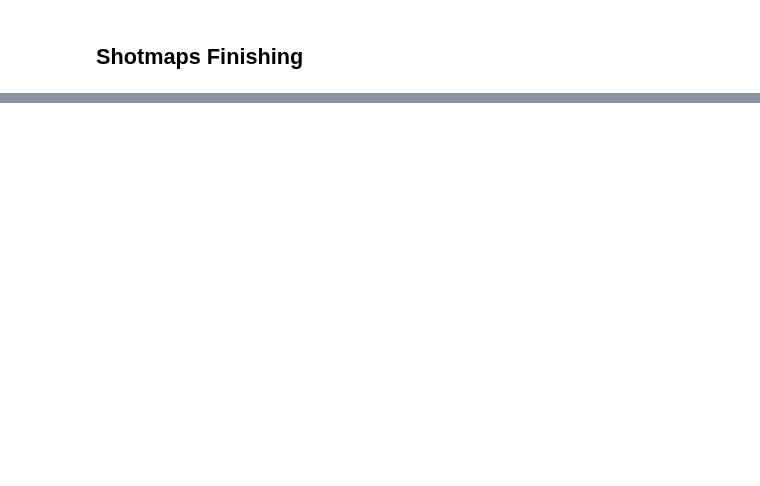
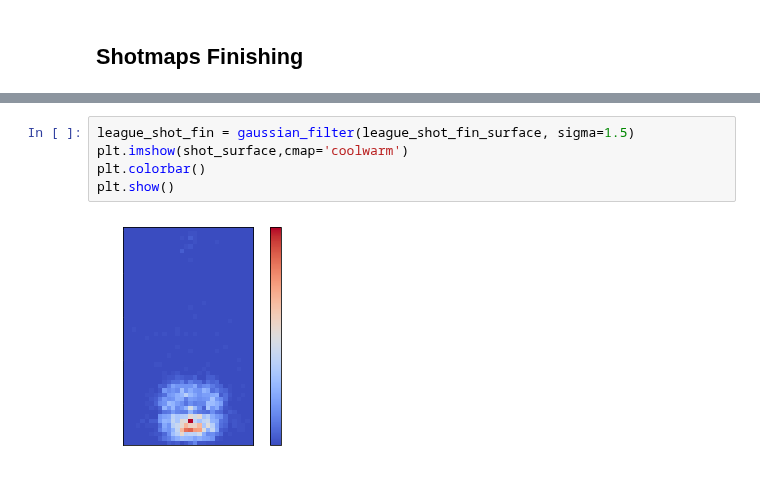
Before and after one commit to TK5-Tim/ds-projects, a Jupyter notebook: rsl/shotmaps.ipynb, the cells around one changed output, grey strips where cells are left out. Saved outputs shown, nothing was run; the diff lists cells and outputs as text; blank space fills up the shorter version.

```diff
--- a/rsl/shotmaps.ipynb
+++ b/rsl/shotmaps.ipynb
@@ -465,0 +451,7 @@ findfont: Font family ['Alegreya Sans'] not found. Falling back to DejaVu Sans.
+# %%
+league_shot_fin = gaussian_filter(league_shot_fin_surface, sigma=1.5)
+plt.imshow(shot_surface,cmap='coolwarm')
+plt.colorbar()
+plt.show()
+# %% [output]
+[figure, added]
```
Also changed, not shown: parts of 28 cells of this notebook, 13 other files.
